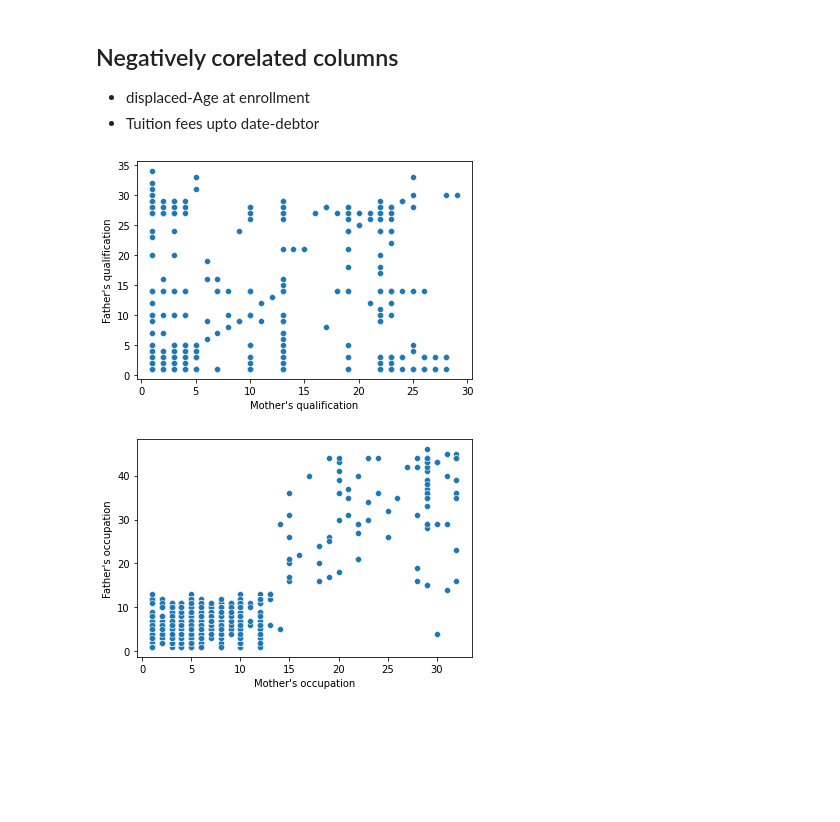
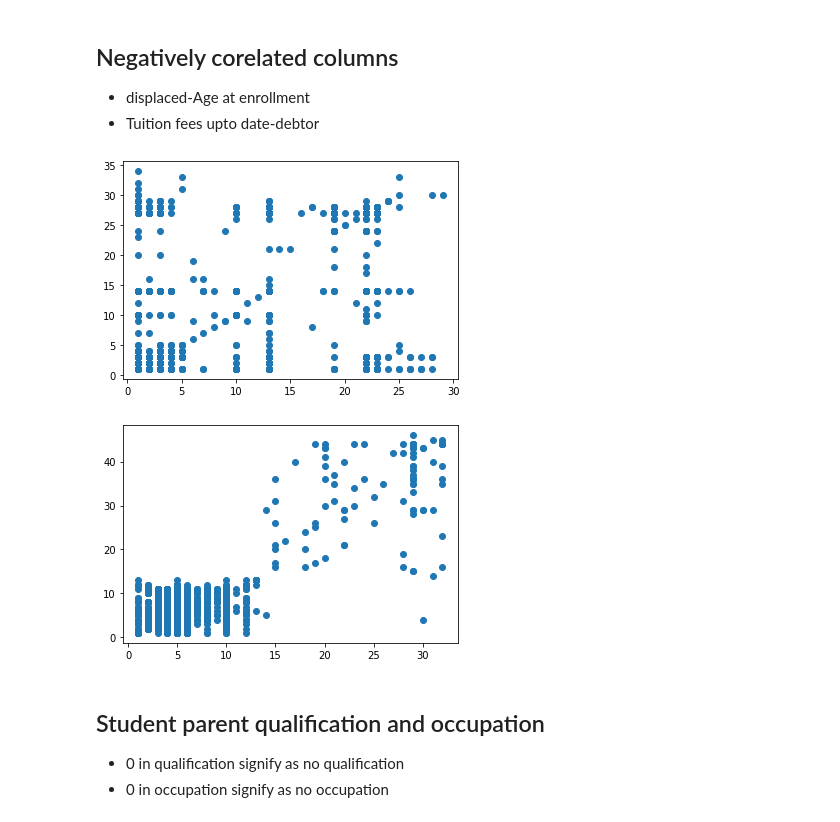
Before and after one commit to ZenCodex559/Student_Dropout, a Jupyter notebook: Student_DropOut_Prediction.ipynb, the cells around one changed output. Saved outputs shown, nothing was run; the diff lists cells and outputs as text; code cells hidden in the pictures; blank space fills up the shorter version.

```diff
--- a/Student_DropOut_Prediction.ipynb
+++ b/Student_DropOut_Prediction.ipynb
@@ -259,12 +276,16 @@ plt.show()
 * Tuition fees upto date-debtor
 # %%
 # Fathers qualification vs Mother's qualification
-sns.scatterplot(student["Mother's qualification"],student["Father's qualification"])
+plt.scatter(student["Mother's qualification"],student["Father's qualification"])
 plt.show()
 # %% [output]
-[figure, old version]
+[figure, new version]
 # %%
-sns.scatterplot(student["Mother's occupation"],student["Father's occupation"])
+plt.scatter(student["Mother's occupation"],student["Father's occupation"])
 plt.show()
 # %% [output]
-[figure, old version]
+[figure, new version]
+# %% [markdown]
+## Student parent qualification and occupation
+* 0 in qualification signify as no qualification
+* 0 in occupation signify as no occupation
```
Also changed, not shown: parts of 15 cells of this notebook.
